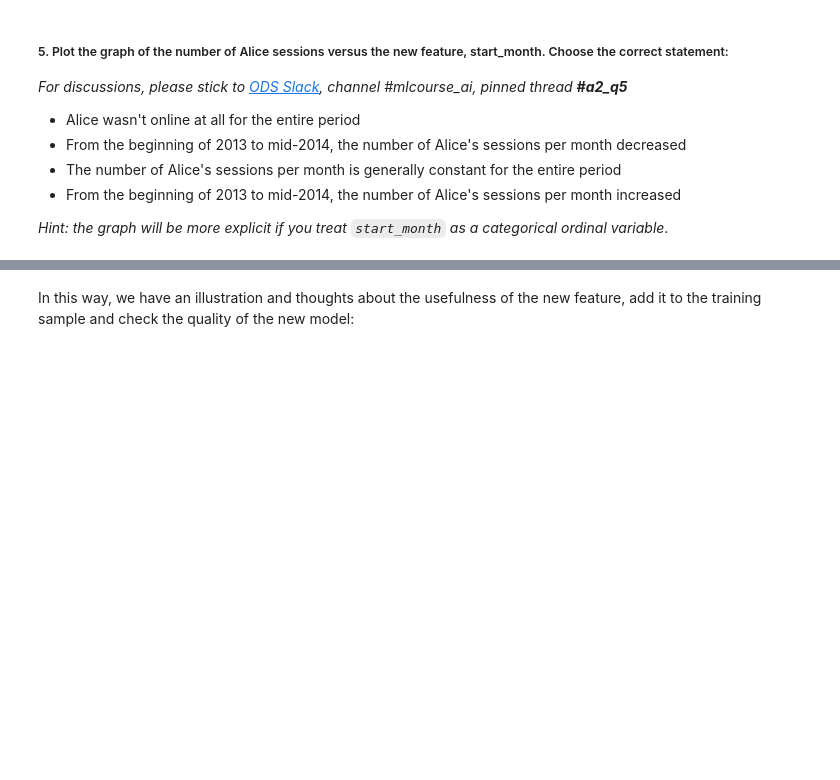
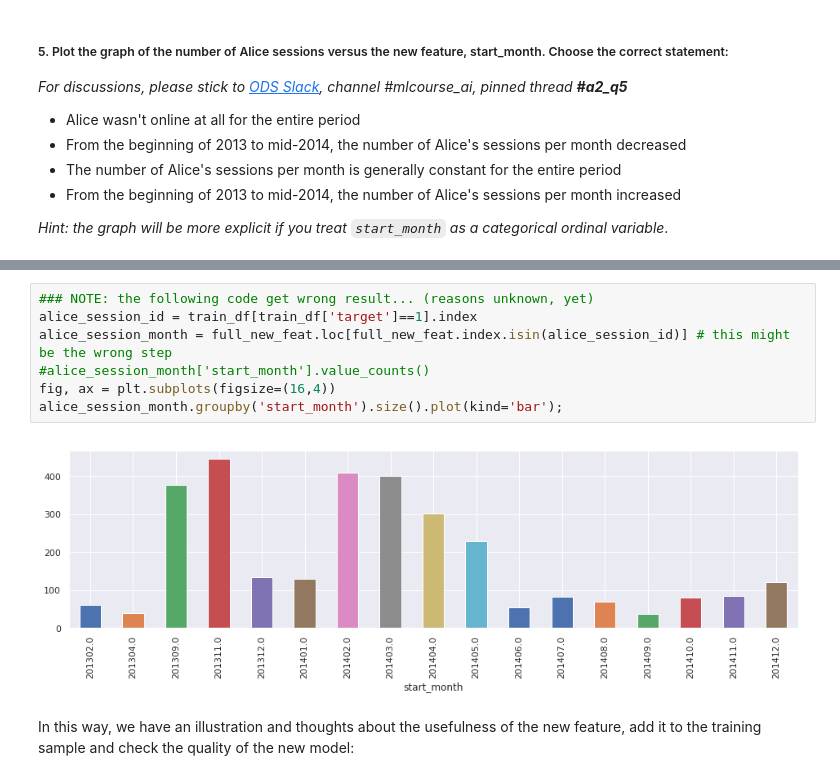
Before and after one commit to hiankun/mlcourse.ai, a Jupyter notebook: jupyter_english/assignments_spring2019/assignment2_part1_alice_logistic_regression.ipynb, the cells around one changed output, grey strips where cells are left out. Drawn from its saved outputs; the diff is of its cells as text; blank space fills up the shorter version.

```diff
--- a/jupyter_english/assignments_spring2019/assignment2_part1_alice_logistic_regression.ipynb
+++ b/jupyter_english/assignments_spring2019/assignment2_part1_alice_logistic_regression.ipynb
@@ -494,3 +499,12 @@ full_new_feat['start_month'] = full_df['time1'].apply(lambda ts:
+# %%
+### NOTE: the following code get wrong result... (reasons unknown, yet)
+alice_session_id = train_df[train_df['target']==1].index
+alice_session_month = full_new_feat.loc[full_new_feat.index.isin(alice_session_id)] # this might be the wrong step
+#alice_session_month['start_month'].value_counts()
+fig, ax = plt.subplots(figsize=(16,4))
+alice_session_month.groupby('start_month').size().plot(kind='bar');
+# %% [output]
+[figure, added]
 # %% [markdown]
 In this way, we have an illustration and thoughts about the usefulness of the new feature, add it to the training sample and check the quality of the new model:
 # %%
```
Also changed, not shown: parts of 3 cells of this notebook.
